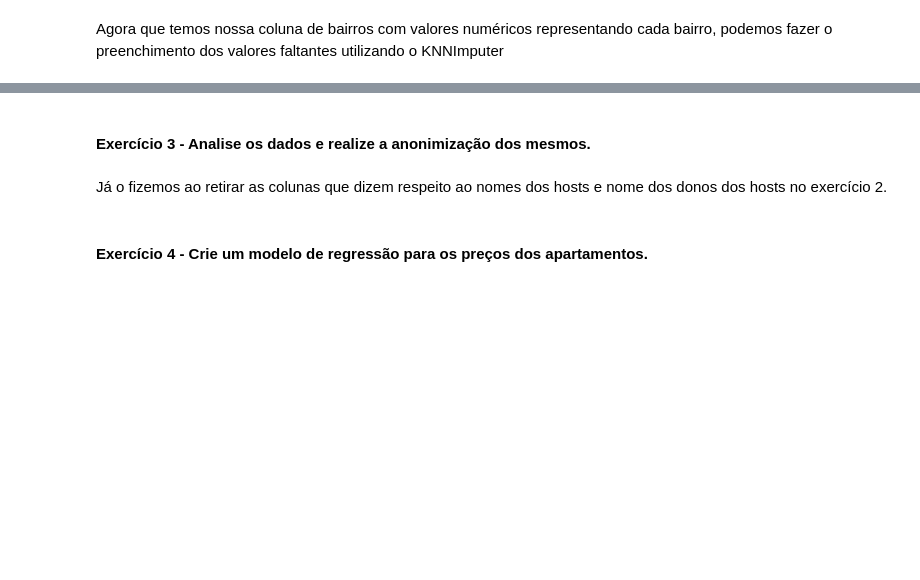
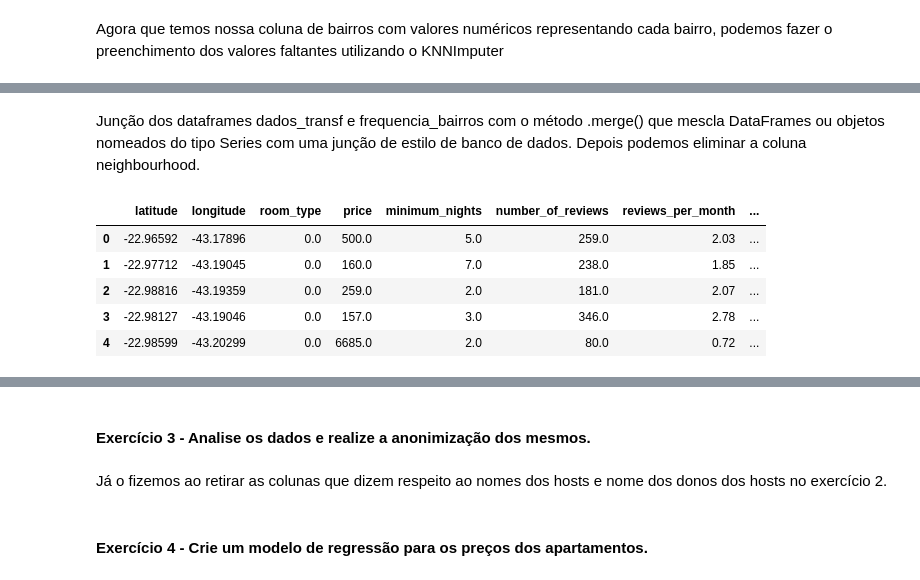
Before and after one commit to Fabiano23/digital_house, a Jupyter notebook: Módulo2/M2A32-REGRESSAO_LINEAR_IV/M2A32_PRATICA_INDEPENDENTE_REGRESSAO_LINEAR_IV.ipynb, the cells around one changed output, grey strips where cells are left out. Cells and saved outputs as stored; diff of their text form; code cells hidden in the pictures; blank space fills up the shorter version.

```diff
--- a/Módulo2/M2A32-REGRESSAO_LINEAR_IV/M2A32_PRATICA_INDEPENDENTE_REGRESSAO_LINEAR_IV.ipynb
+++ b/Módulo2/M2A32-REGRESSAO_LINEAR_IV/M2A32_PRATICA_INDEPENDENTE_REGRESSAO_LINEAR_IV.ipynb
@@ -253,0 +261,16 @@ memory usage: 2.0 MB
+# %% [markdown]
+Junção dos dataframes dados_transf e frequencia_bairros com o método .merge() que mescla DataFrames ou objetos nomeados do tipo Series com uma junção de estilo de banco de dados. Depois podemos eliminar a coluna neighbourhood.
+# %%
+dados_transf = dados_transf.merge(frequencia_bairros,
+                                on = 'neighbourhood'
+                               )
+dados_transf.drop(labels= 'neighbourhood', axis= 1, inplace= True)
+
+dados_transf.head()
+# %% [output]
+|  | latitude | longitude | room_type | price | minimum_nights | number_of_reviews | reviews_per_month | ... |
+| 0 | -22.96592 | -43.17896 | 0.0 | 500.0 | 5.0 | 259.0 | 2.03 | ... |
+| 1 | -22.97712 | -43.19045 | 0.0 | 160.0 | 7.0 | 238.0 | 1.85 | ... |
+| 2 | -22.98816 | -43.19359 | 0.0 | 259.0 | 2.0 | 181.0 | 2.07 | ... |
+| 3 | -22.98127 | -43.19046 | 0.0 | 157.0 | 3.0 | 346.0 | 2.78 | ... |
+| 4 | -22.98599 | -43.20299 | 0.0 | 6685.0 | 2.0 | 80.0 | 0.72 | ... |
```
Also changed, not shown: parts of 41 cells of this notebook.
